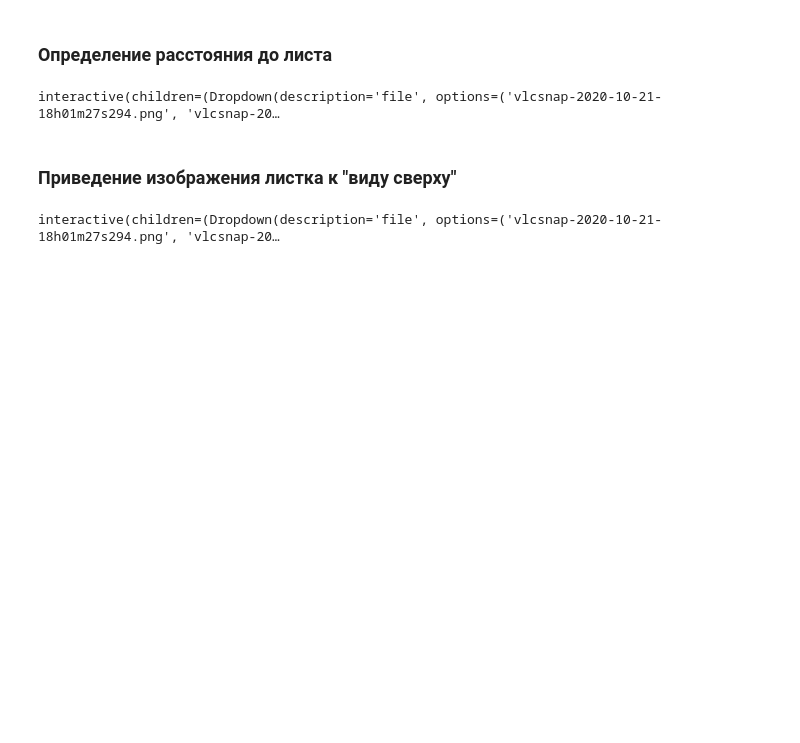
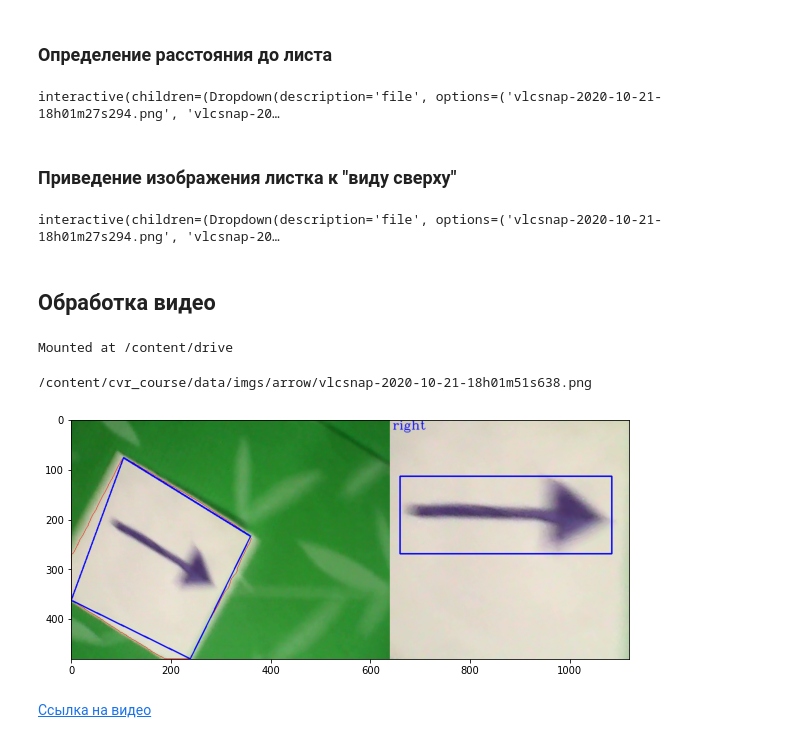
Before and after one commit to geomags3/cvr_course, a Jupyter notebook: notebooks/cv_hw3.ipynb, the cells around one changed output. Drawn from its saved outputs; the diff is of its cells as text; code cells hidden in the pictures; blank space fills up the shorter version.

```diff
--- a/notebooks/cv_hw3.ipynb
+++ b/notebooks/cv_hw3.ipynb
@@ -258,3 +260,10 @@ def warp_arrow(file):
   plt.show()
 # %% [output]
 interactive(children=(Dropdown(description='file', options=('vlcsnap-2020-10-21-18h01m27s294.png', 'vlcsnap-20…
+# %% [markdown]
+## Обработка видео
+# %%
+from google.colab import drive
+drive.mount('/content/drive')
+# %% [output]
+Mounted at /content/drive
@@ -260,0 +346,12 @@ interactive(children=(Dropdown(description='file', options=('vlcsnap-2020-10-21-
+# %%
+img1_file = str(arrows_folder/arrow_files[1])
+print(img1_file)
+img1 = cv2.imread(img1_file)
+
+img1_out = warp_image(img1)
+
+plt.imshow(img1_out)
+plt.show()
+# %% [output]
+/content/cvr_course/data/imgs/arrow/vlcsnap-2020-10-21-18h01m51s638.png
+[figure, added]
@@ -260,0 +367,2 @@ interactive(children=(Dropdown(description='file', options=('vlcsnap-2020-10-21-
+# %% [markdown]
+[Ссылка на видео](https://drive.google.com/file/d/1--jmVtydTya3y8VF8wsXURpP-cW4j9Yj/view?usp=sharing)
```
Also changed, not shown: parts of 5 cells of this notebook.
